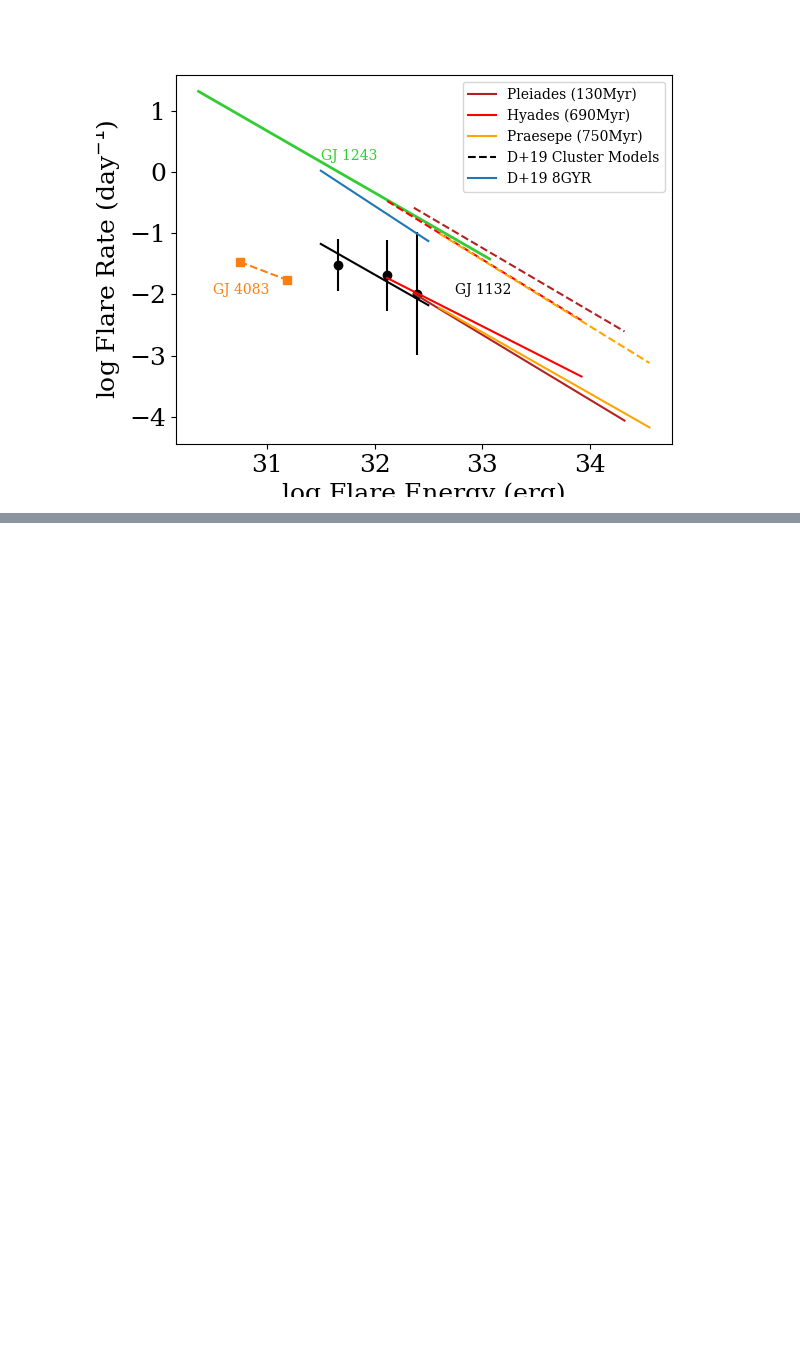
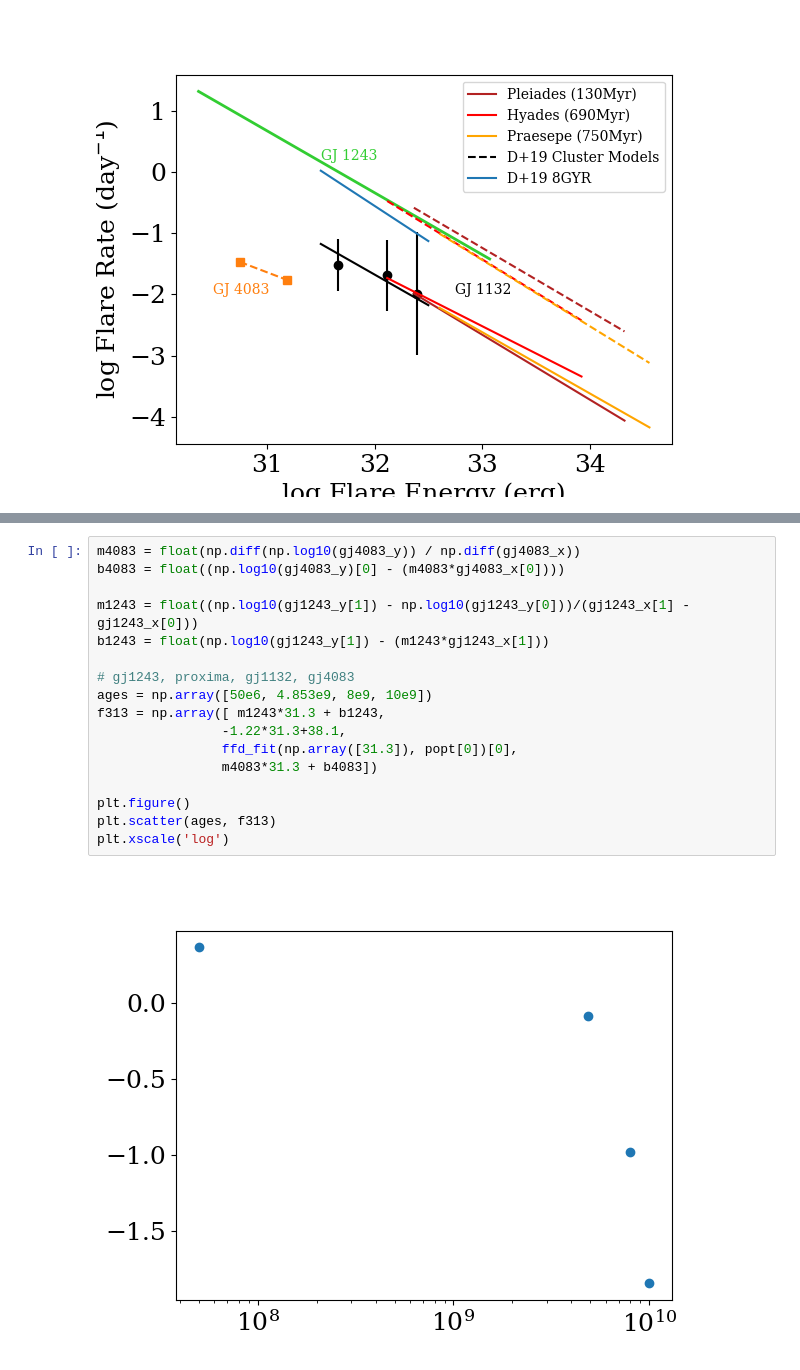
Before and after one commit to jradavenport/XRP_GJ1132, a Jupyter notebook: flares from TESS.ipynb, the cells around one changed output, grey strips where cells are left out. Drawn from its saved outputs; the diff is of its cells as text; blank space fills up the shorter version.

```diff
--- a/flares from TESS.ipynb
+++ b/flares from TESS.ipynb
@@ -323,0 +310,19 @@ plt.legend(fontsize=10)
+# %%
+m4083 = float(np.diff(np.log10(gj4083_y)) / np.diff(gj4083_x))
+b4083 = float((np.log10(gj4083_y)[0] - (m4083*gj4083_x[0])))
+
+m1243 = float((np.log10(gj1243_y[1]) - np.log10(gj1243_y[0]))/(gj1243_x[1] - gj1243_x[0]))
+b1243 = float(np.log10(gj1243_y[1]) - (m1243*gj1243_x[1]))
+
+# gj1243, proxima, gj1132, gj4083
+ages = np.array([50e6, 4.853e9, 8e9, 10e9])
+f313 = np.array([ m1243*31.3 + b1243,
+                -1.22*31.3+38.1,
+                ffd_fit(np.array([31.3]), popt[0])[0],
+                m4083*31.3 + b4083])
+
+plt.figure()
+plt.scatter(ages, f313)
+plt.xscale('log')
+# %% [output]
+[figure, added]
```
Also changed, not shown: parts of 5 cells of this notebook, 4 other files.
